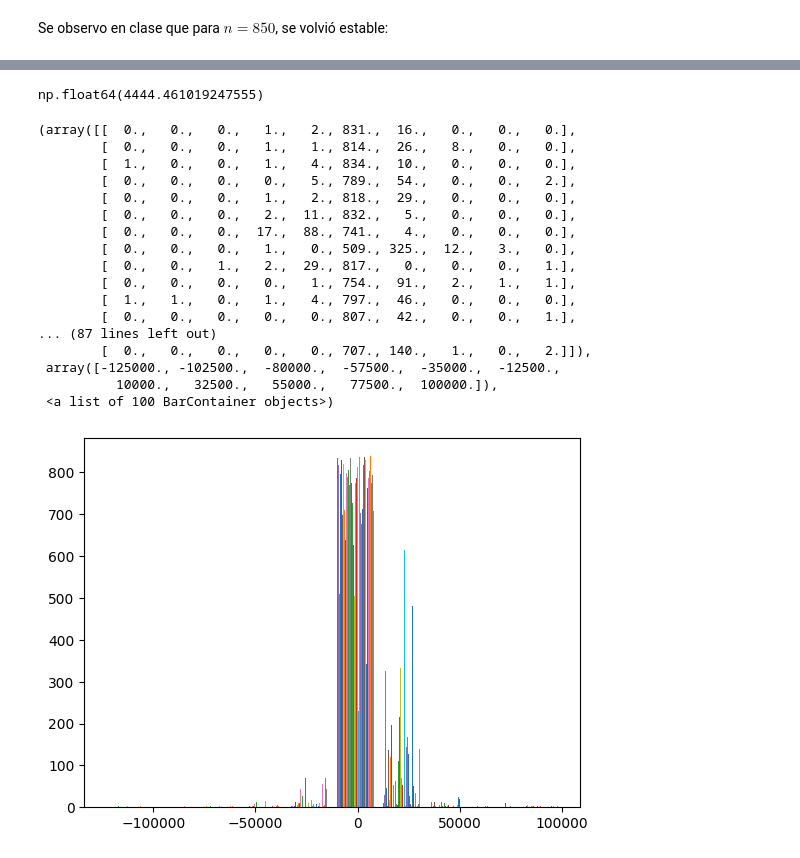
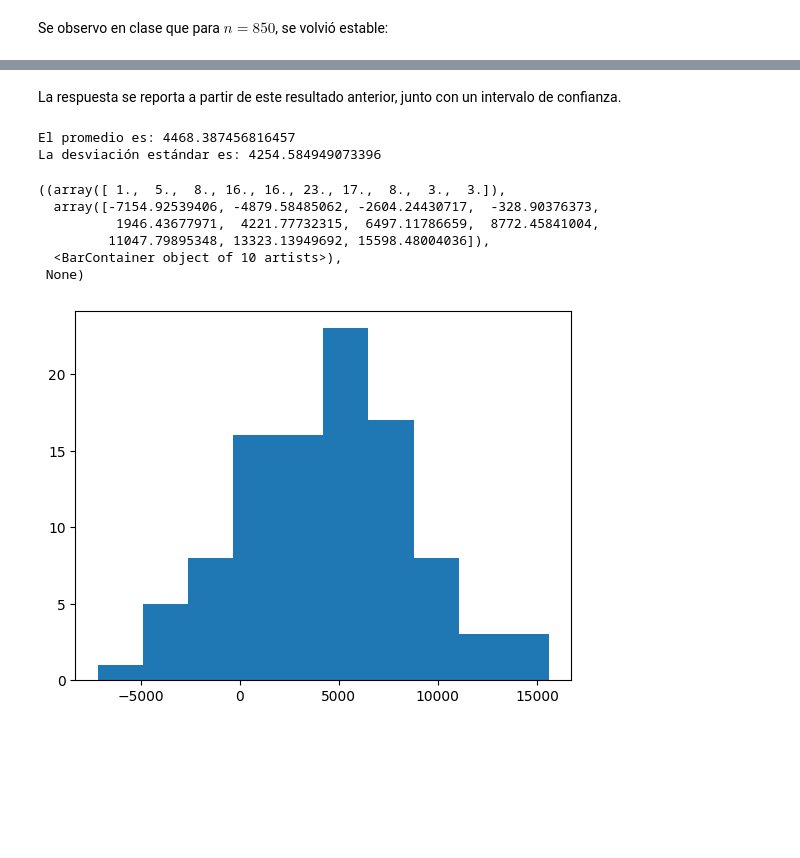
Before and after one commit to LuisManuelCatzoliSoriano/Simulacion-I, a Jupyter notebook: P_E_Comercialización.ipynb, the cells around one changed output, grey strips where cells are left out. Drawn from its saved outputs; the diff is of its cells as text; code cells hidden in the pictures; blank space fills up the shorter version.

```diff
--- a/P_E_Comercialización.ipynb
+++ b/P_E_Comercialización.ipynb
@@ -62,33 +64,29 @@ np.float64(-4223.085360039517)
 def simu(n):
   simu=[]
   for i in range(n):
-    b=Ben_prom(850)
+    b=np.mean(Ben_l(850))
     simu.append(b)
   return simu
-# %%
-s=simu(100)
-np.mean(s)
-# %% [output]
-np.float64(4444.461019247555)
-# %%
-s=simu(100)
-plt.hist(s)
-# %% [output]
-(array([[  0.,   0.,   0.,   1.,   2., 831.,  16.,   0.,   0.,   0.],
-        [  0.,   0.,   0.,   1.,   1., 814.,  26.,   8.,   0.,   0.],
-        [  1.,   0.,   0.,   1.,   4., 834.,  10.,   0.,   0.,   0.],
-        [  0.,   0.,   0.,   0.,   5., 789.,  54.,   0.,   0.,   2.],
-        [  0.,   0.,   0.,   1.,   2., 818.,  29.,   0.,   0.,   0.],
-        [  0.,   0.,   0.,   2.,  11., 832.,   5.,   0.,   0.,   0.],
-        [  0.,   0.,   0.,  17.,  88., 741.,   4.,   0.,   0.,   0.],
-        [  0.,   0.,   0.,   1.,   0., 509., 325.,  12.,   3.,   0.],
-        [  0.,   0.,   1.,   2.,  29., 817.,   0.,   0.,   0.,   1.],
-        [  0.,   0.,   0.,   0.,   1., 754.,  91.,   2.,   1.,   1.],
-        [  1.,   1.,   0.,   1.,   4., 797.,  46.,   0.,   0.,   0.],
-        [  0.,   0.,   0.,   0.,   0., 807.,  42.,   0.,   0.,   1.],
-... (87 lines left out)
-        [  0.,   0.,   0.,   0.,   0., 707., 140.,   1.,   0.,   2.]]),
- array([-125000., -102500.,  -80000.,  -57500.,  -35000.,  -12500.,
-          10000.,   32500.,   55000.,   77500.,  100000.]),
- <a list of 100 BarContainer objects>)
-[figure, removed]
+# %%
+def p_hi(n):
+ s=simu(n)
+ h=plt.hist(s, bins=10)
+ p=np.mean(s)
+ ds=np.std(s)
+ ps=print("El promedio es:", p)
+ ds=print("La desviación estándar es:", ds)
+ return h,ps
+# %% [markdown]
+La respuesta se reporta a partir de este resultado anterior, junto con un intervalo de confianza.
+# %%
+p_hi(100)
+# %% [output]
+El promedio es: 4468.387456816457
+La desviación estándar es: 4254.584949073396
+((array([ 1.,  5.,  8., 16., 16., 23., 17.,  8.,  3.,  3.]),
+  array([-7154.92539406, -4879.58485062, -2604.24430717,  -328.90376373,
+          1946.43677971,  4221.77732315,  6497.11786659,  8772.45841004,
+         11047.79895348, 13323.13949692, 15598.48004036]),
+  <BarContainer object of 10 artists>),
+ None)
+[figure, added]
```
Also changed, not shown: parts of 7 cells of this notebook.
